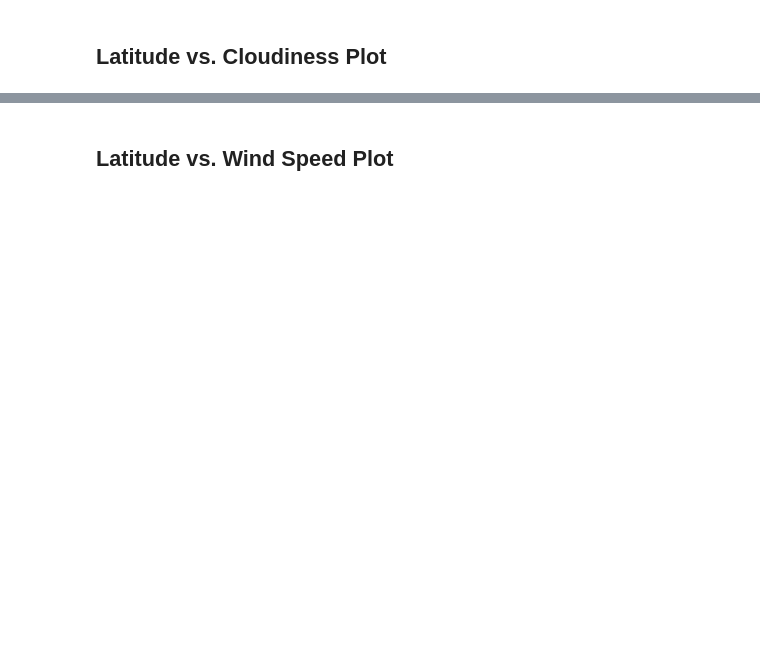
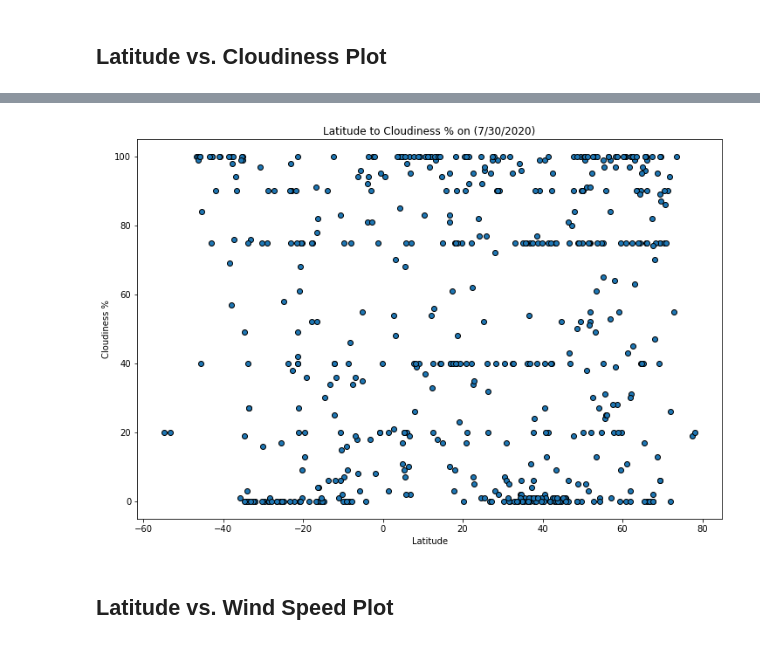
Before and after one commit to troypramsey/python-api-challenge, a Jupyter notebook: WeatherPy/WeatherPy.ipynb, the cells around one changed output, grey strips where cells are left out. Drawn from its saved outputs; the diff is of its cells as text; code cells hidden in the pictures; blank space fills up the shorter version.

```diff
--- a/WeatherPy/WeatherPy.ipynb
+++ b/WeatherPy/WeatherPy.ipynb
@@ -209,2 +149,6 @@ Int64Index([], dtype='int64')
+# %%
+scatter_builder('Latitude', 'Cloudiness %')
+# %% [output]
+[figure, added]
 # %% [markdown]
 ## Latitude vs. Wind Speed Plot
```
Also changed, not shown: parts of 31 cells of this notebook, 1 other file.
